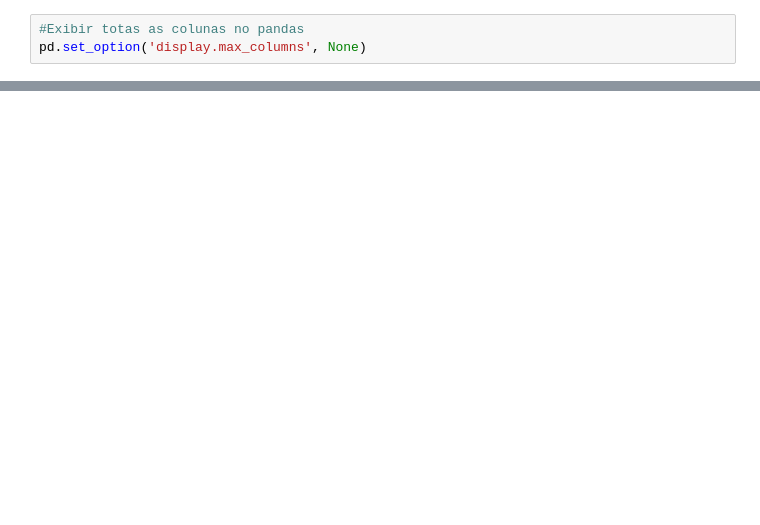
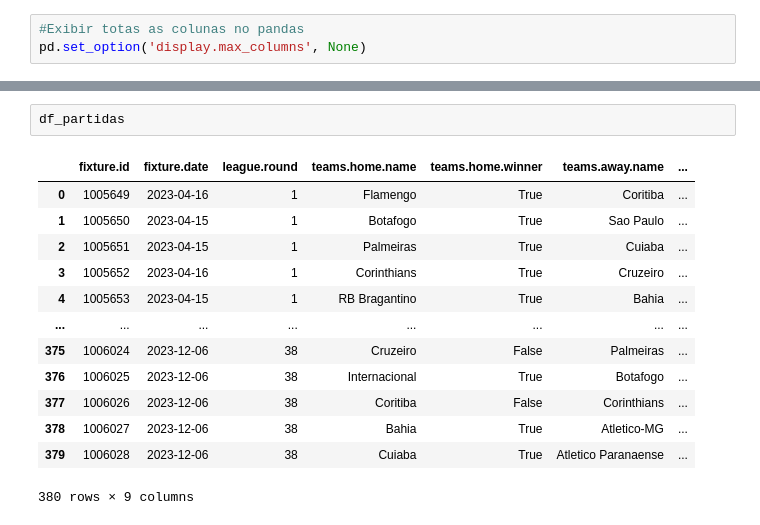
Before and after one commit to raphaelrocha22/Projeto_Sports_Infnet, a Jupyter notebook: 2-Analise_Dados.ipynb, the cells around one changed output, grey strips where cells are left out. Drawn from its saved outputs; the diff is of its cells as text; blank space fills up the shorter version.

```diff
--- a/2-Analise_Dados.ipynb
+++ b/2-Analise_Dados.ipynb
@@ -48,0 +92,16 @@ df_wide
+# %%
+df_partidas
+# %% [output]
+|  | fixture.id | fixture.date | league.round | teams.home.name | teams.home.winner | teams.away.name | ... |
+| 0 | 1005649 | 2023-04-16 | 1 | Flamengo | True | Coritiba | ... |
+| 1 | 1005650 | 2023-04-15 | 1 | Botafogo | True | Sao Paulo | ... |
+| 2 | 1005651 | 2023-04-15 | 1 | Palmeiras | True | Cuiaba | ... |
+| 3 | 1005652 | 2023-04-16 | 1 | Corinthians | True | Cruzeiro | ... |
+| 4 | 1005653 | 2023-04-15 | 1 | RB Bragantino | True | Bahia | ... |
+| ... | ... | ... | ... | ... | ... | ... | ... |
+| 375 | 1006024 | 2023-12-06 | 38 | Cruzeiro | False | Palmeiras | ... |
+| 376 | 1006025 | 2023-12-06 | 38 | Internacional | True | Botafogo | ... |
+| 377 | 1006026 | 2023-12-06 | 38 | Coritiba | False | Corinthians | ... |
+| 378 | 1006027 | 2023-12-06 | 38 | Bahia | True | Atletico-MG | ... |
+| 379 | 1006028 | 2023-12-06 | 38 | Cuiaba | True | Atletico Paranaense | ... |
+380 rows × 9 columns
```
Also changed, not shown: parts of 19 cells of this notebook, 2 other files.
